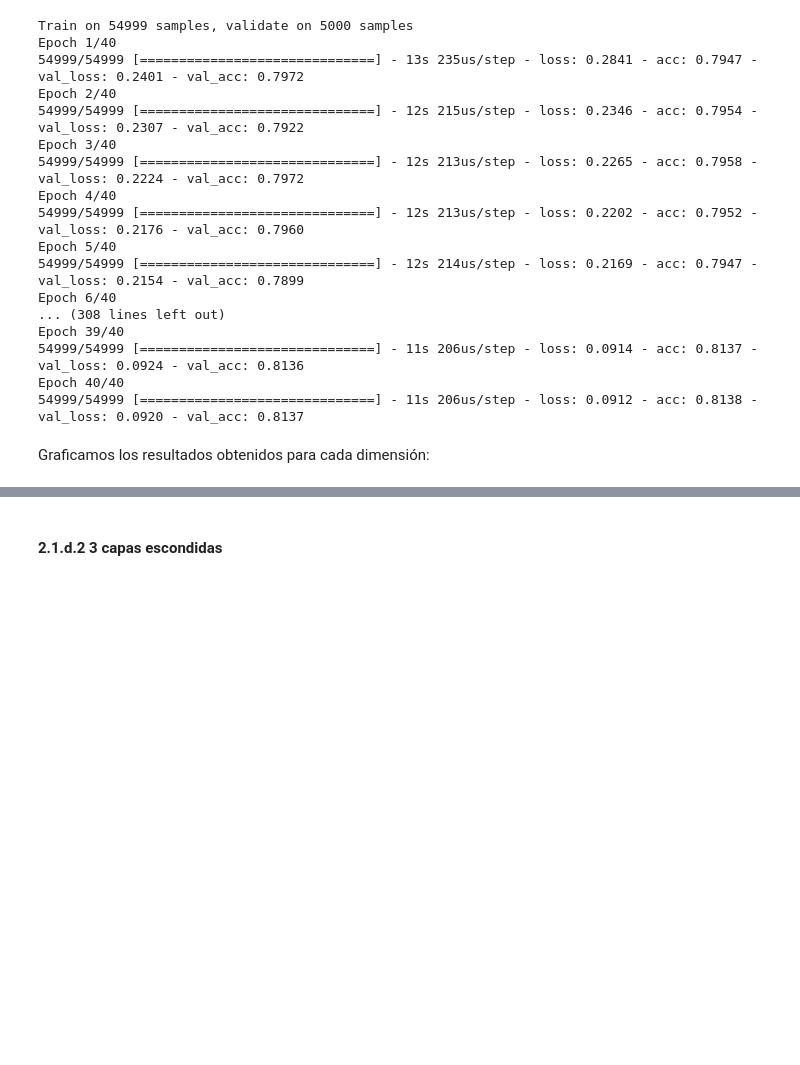
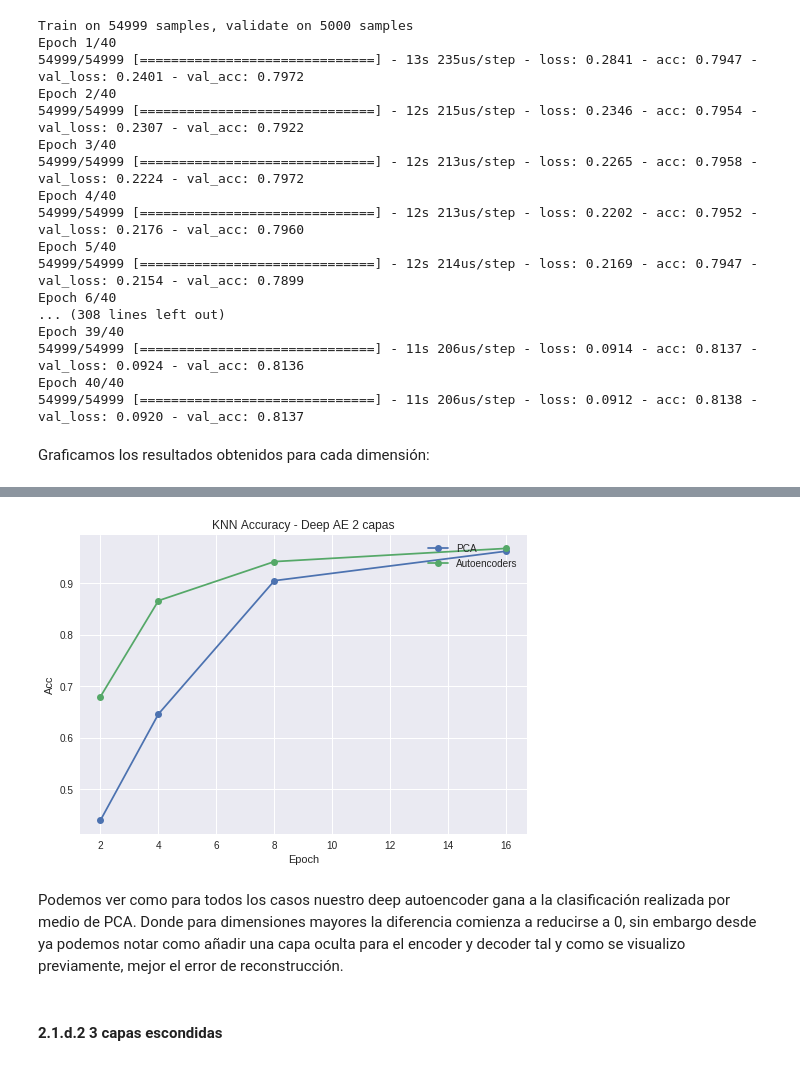
Before and after one commit to rigonzal/ANN, a Jupyter notebook: Approach3/Pregunta_2_colab.ipynb, the cells around one changed output, grey strips where cells are left out. Saved outputs shown, nothing was run; the diff lists cells and outputs as text; code cells hidden in the pictures; blank space fills up the shorter version.

```diff
--- a/Approach3/Pregunta_2_colab.ipynb
+++ b/Approach3/Pregunta_2_colab.ipynb
@@ -385,20 +387,25 @@ plt.plot(times_d_1)
 # %%
-
 i=0
-for dim in dims:
+clf_1_d_1_pca_score_list = list()
+clf_1_d_1_dae_score_list = list()
+for dim in dims_1_d:
   print("============================ Comparación encoder vs PCA para dimensión de tamaño " + str(dim) + " ============================")
-  pca_1_c = PCA(n_components=dim)
-  pca_1_c.fit(x_train)
-  pca_train_1_c = pca_1_c.transform(x_train)
-  pca_test_1_c = pca_1_c.transform(x_test)
+  pca_1_d = PCA(n_components=dim)
+  pca_1_d.fit(x_train)
+  pca_train_1_d = pca_1_d.transform(x_train)
+  pca_test_1_d = pca_1_d.transform(x_test)
   #AUTOENCODER
-  encoded_train_1_c = encoder_1_a_2_list[i].predict(x_train)
-  encoded_test_1_c = encoder_1_a_2_list[i].predict(x_test)
+  encoded_train_1_d = encoder_1_d_1_list[i].predict(x_train)
+  encoded_test_1_d = encoder_1_d_1_list[i].predict(x_test)
   #CLASIFICATION
-  clf_1_c = KNeighborsClassifier(10)
-  clf_1_c.fit(pca_train_1_c, y_train)
-  print('Classification Accuracy PCA: ' + str(clf_1_c.score(pca_test_1_c,y_test)))
-  clf_1_c = KNeighborsClassifier(10)
-  clf_1_c.fit(encoded_train_1_c, y_train)
-  print('Classification Accuracy Encoder: ' + str(clf_1_c.score(encoded_test_1_c,y_test)))
+  clf_1_d = KNeighborsClassifier(10)
+  clf_1_d.fit(pca_train_1_d, y_train)
+  clf_1_d_1_pca_score = clf_1_d.score(pca_test_1_d,y_test)
+  print('Classification Accuracy PCA: ' + str(clf_1_d_1_pca_score))
+  clf_1_d_1_pca_score_list.append(clf_1_d_1_pca_score)
+  clf_1_d = KNeighborsClassifier(10)
+  clf_1_d.fit(encoded_train_1_d, y_train)
+  clf_1_d_1_dae_score = clf_1_d.score(encoded_test_1_d,y_test)
+  print('Classification Accuracy Encoder: ' + str(clf_1_d_1_dae_score))
+  clf_1_d_1_dae_score_list.append(clf_1_d_1_dae_score)
   i+=1
@@ -405,2 +425,17 @@ for dim in dims:
+# %%
+def pca_knn(dims,accs,title):
+  plt.legend(['train', 'validation'], loc='upper right')
+  plt.plot(dims,accs[0],'o-')
+  plt.plot(dims,accs[1],'o-')
+  plt.title(title.replace("Loss", "Accuracy"))
+  plt.xlabel('Epoch')
+  plt.ylabel('Acc')
+  plt.legend(['PCA', 'Autoencoders'], loc='upper right')
+  plt.show()
+pca_knn(dims_1_d,[clf_1_d_1_pca_score_list,clf_1_d_1_dae_score_list],"KNN Accuracy - Deep AE 2 capas")
+# %% [output]
+[figure, added]
+# %% [markdown]
+Podemos ver como para todos los casos nuestro deep autoencoder gana a la clasificación realizada por medio de PCA. Donde para dimensiones mayores la diferencia comienza a reducirse a 0, sin embargo desde ya podemos notar como añadir una capa oculta para el encoder y decoder tal y como se visualizo previamente, mejor el error de reconstrucción.
 # %% [markdown]
 #### 2.1.d.2 3 capas escondidas
```
Also changed, not shown: parts of 36 cells of this notebook.
